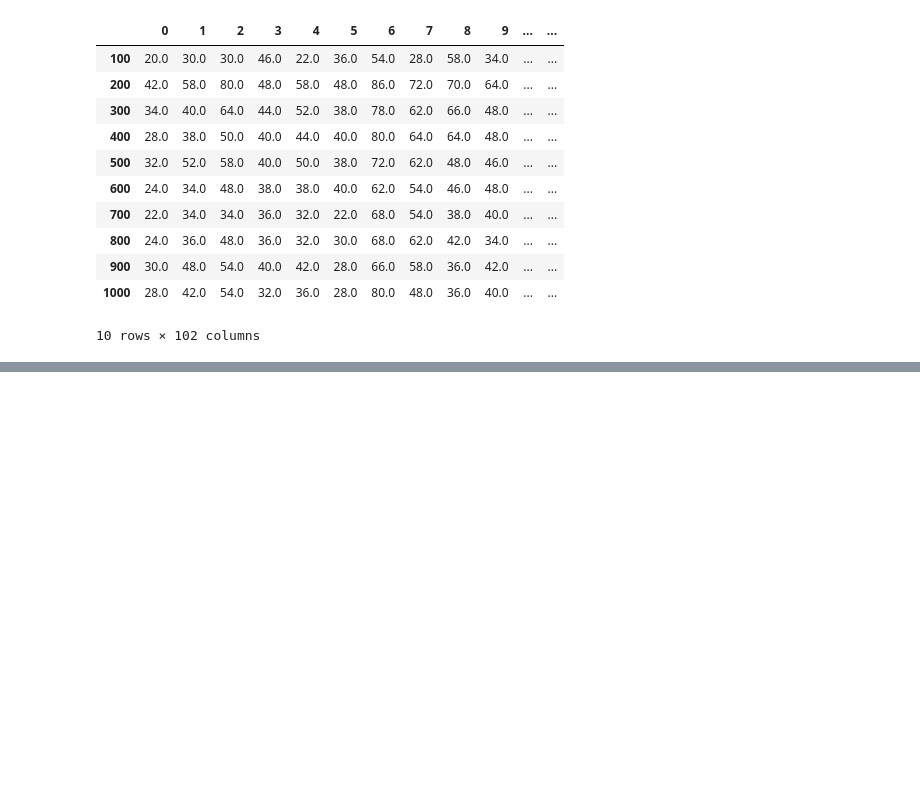
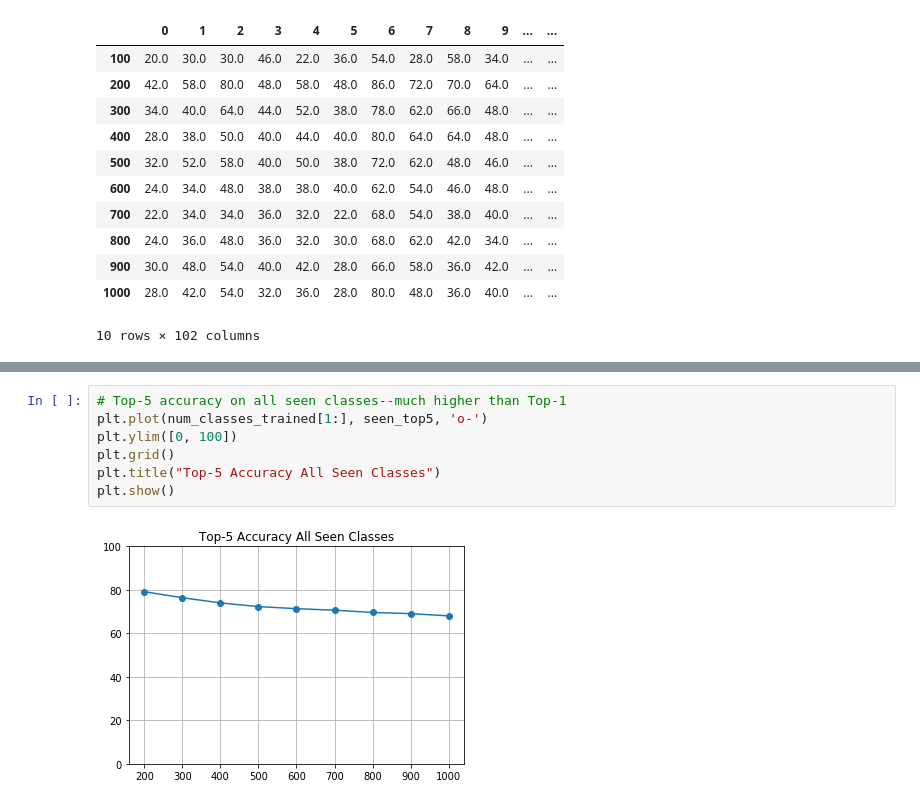
Before and after one commit to lukerbs/REMIND, a Jupyter notebook: image_classification_experiments/model_eval.ipynb, the cells around one changed output, grey strips where cells are left out. Drawn from its saved outputs; the diff is of its cells as text; blank space fills up the shorter version.

```diff
--- a/image_classification_experiments/model_eval.ipynb
+++ b/image_classification_experiments/model_eval.ipynb
@@ -104,0 +76,9 @@ plt.show()
+# %%
+# Top-5 accuracy on all seen classes--much higher than Top-1
+plt.plot(num_classes_trained[1:], seen_top5, 'o-')
+plt.ylim([0, 100])
+plt.grid()
+plt.title("Top-5 Accuracy All Seen Classes")
+plt.show()
+# %% [output]
+[figure, added]
```
Also changed, not shown: parts of 6 cells of this notebook.
